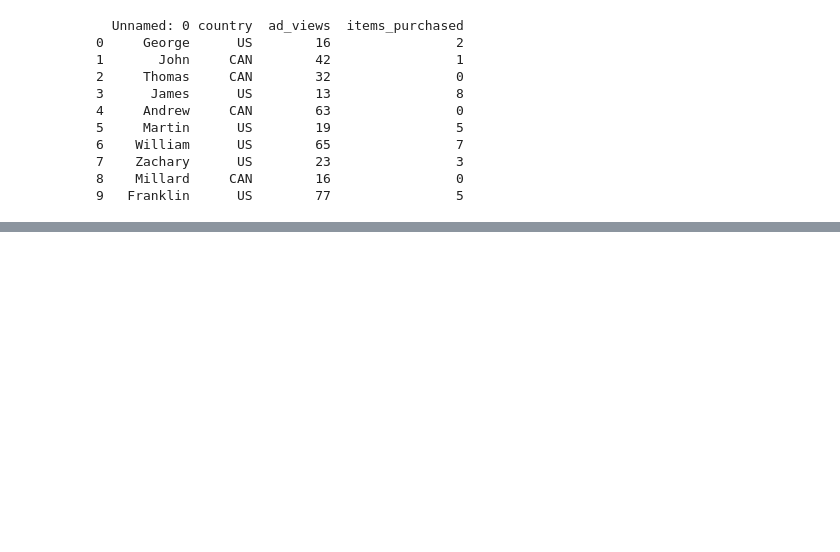
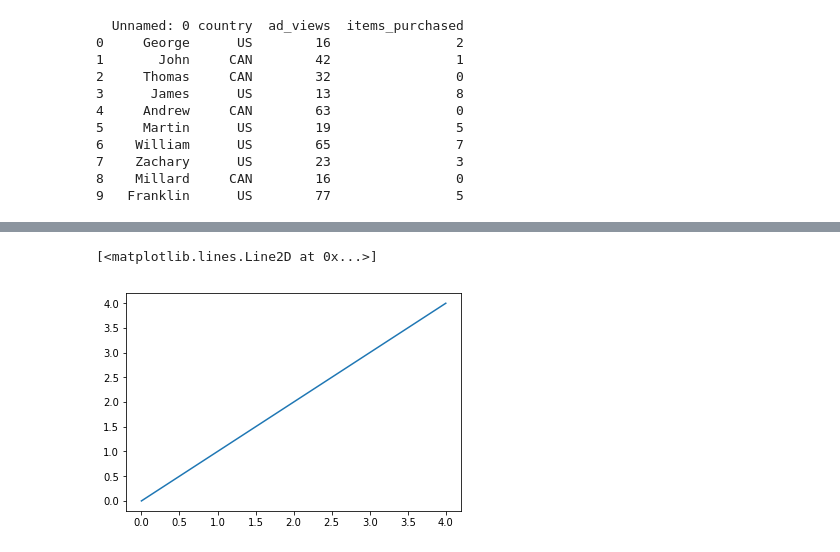
Before and after one commit to LyssaP/SharingCode, a Jupyter notebook: File Loading-checkpoint.ipynb, the cells around one changed output, grey strips where cells are left out. Drawn from its saved outputs; the diff is of its cells as text; code cells hidden in the pictures; blank space fills up the shorter version.

```diff
--- a/File Loading-checkpoint.ipynb
+++ b/File Loading-checkpoint.ipynb
@@ -52,0 +102,6 @@ print(purchases_two)
+# %%
+%matplotlib inline
+plt.plot([0,1,2,3,4])
+# %% [output]
+[<matplotlib.lines.Line2D at 0x...>]
+[figure, added]
```
Also changed, not shown: parts of 6 cells of this notebook.
